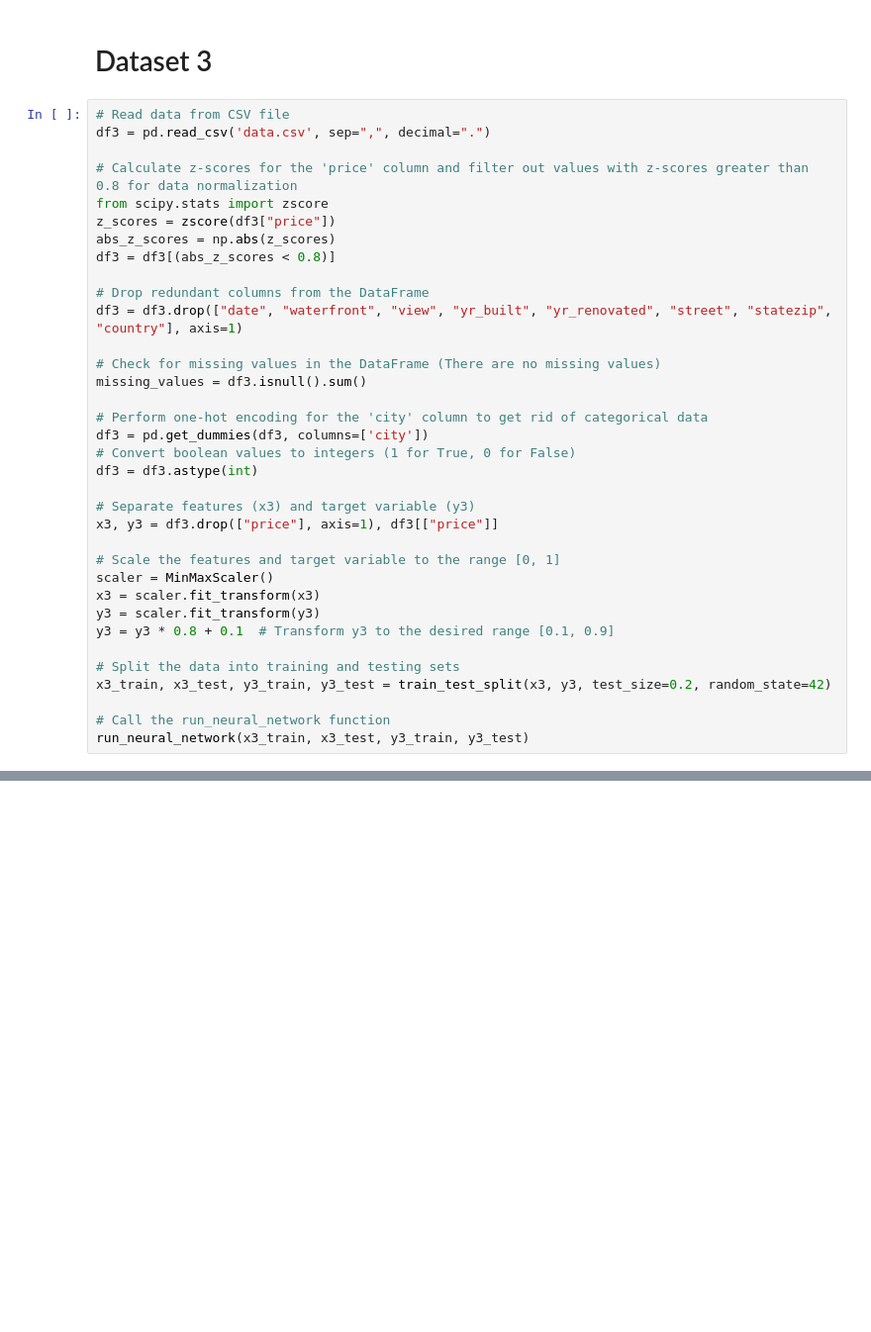
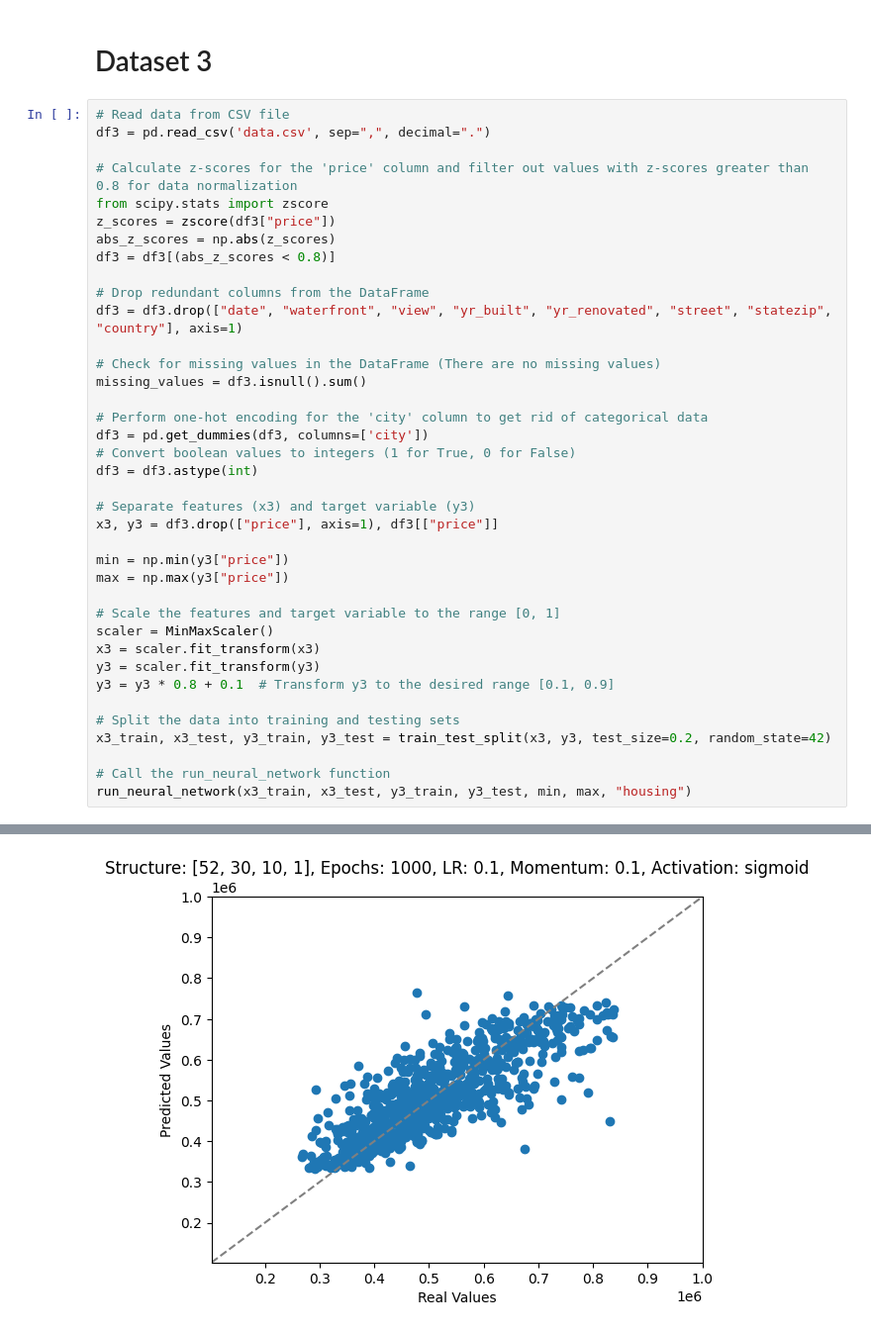
Before and after one commit to Joanfe06/NEC1_JoanFerre_JoanFreixas, a Jupyter notebook: part3.ipynb, the cells around one changed output, grey strips where cells are left out. Shown: that part at 99% size. Saved outputs shown, nothing was run; the diff lists cells and outputs as text; blank space fills up the shorter version.

```diff
--- a/part3.ipynb
+++ b/part3.ipynb
@@ -207,6 +207,9 @@ df3 = df3.astype(int)
 # Separate features (x3) and target variable (y3)
 x3, y3 = df3.drop(["price"], axis=1), df3[["price"]]
 
+min = np.min(y3["price"])
+max = np.max(y3["price"])
+
 # Scale the features and target variable to the range [0, 1]
 scaler = MinMaxScaler()
 x3 = scaler.fit_transform(x3)
@@ -217,4 +220,5 @@ y3 = y3 * 0.8 + 0.1  # Transform y3 to the desired range [0.1, 0.9]
 x3_train, x3_test, y3_train, y3_test = train_test_split(x3, y3, test_size=0.2, random_state=42)
 
 # Call the run_neural_network function
-run_neural_network(x3_train, x3_test, y3_train, y3_test)
+run_neural_network(x3_train, x3_test, y3_train, y3_test, min, max, "housing")
+# %% [output]
@@ -220,0 +242 @@ run_neural_network(x3_train, x3_test, y3_train, y3_test)
+[figure, added]
```
Also changed, not shown: parts of 4 cells of this notebook.
